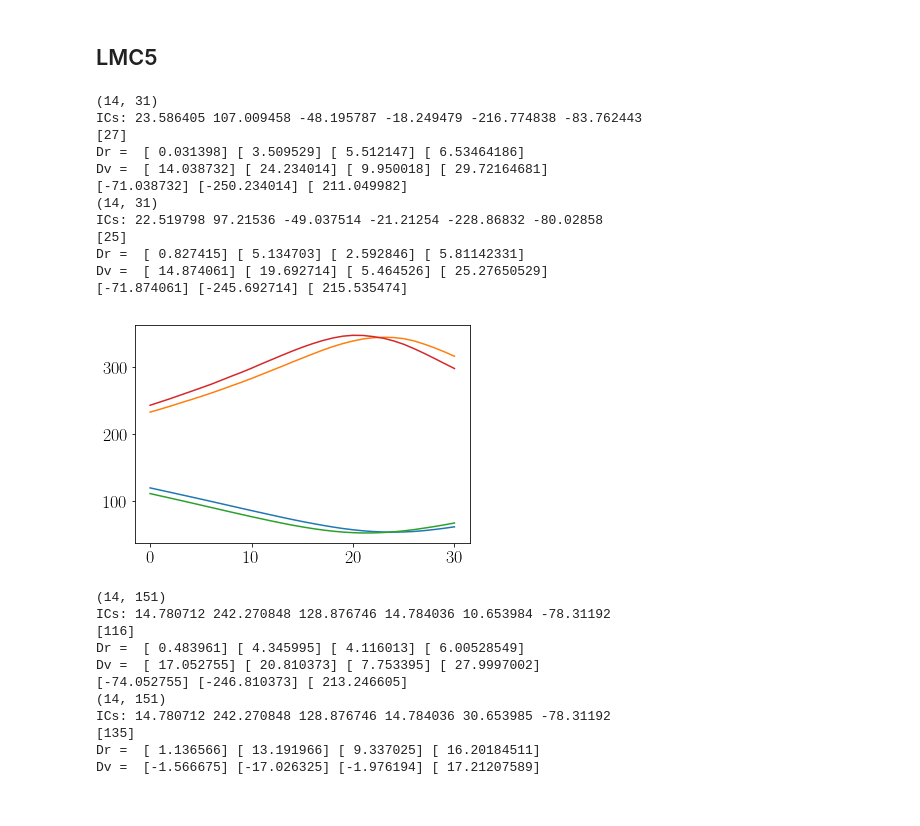
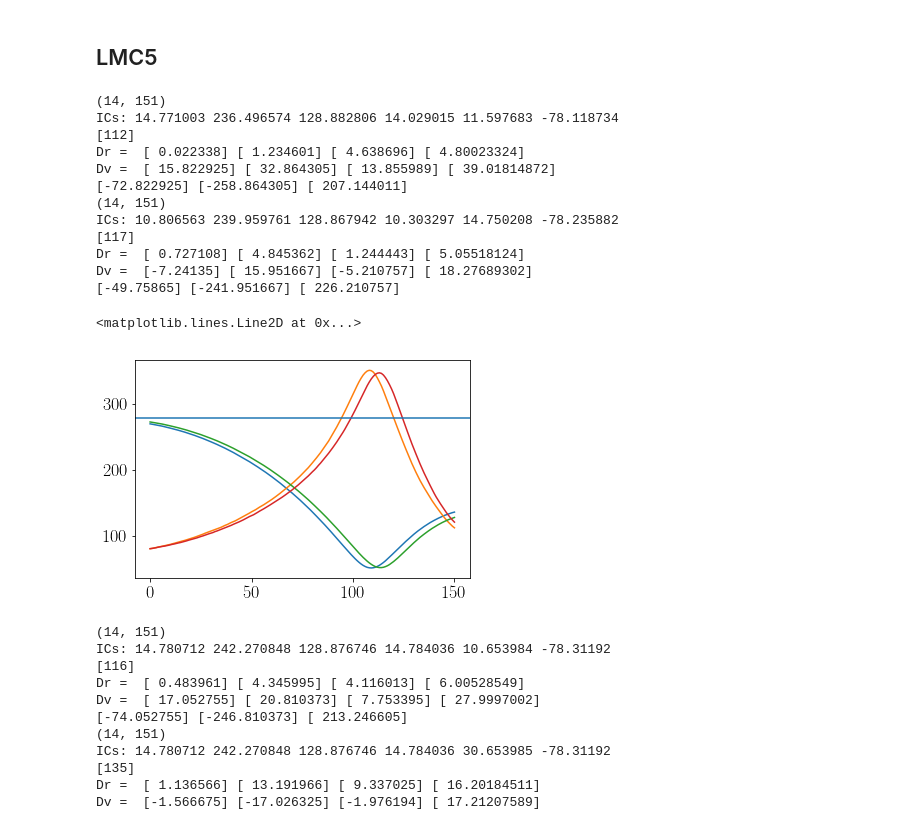
Before and after one commit to jngaravitoc/LMC-MW, a Jupyter notebook: code/LMC_orbit/LMC_orbits.ipynb, the cells around one changed output. Saved outputs shown, nothing was run; the diff lists cells and outputs as text; code cells hidden in the pictures.

Commit message:
100M orbits

```diff
--- a/code/LMC_orbit/LMC_orbits.ipynb
+++ b/code/LMC_orbit/LMC_orbits.ipynb
@@ -200,22 +262,28 @@ Dv =  [ 0.510675] [ 24.218648] [-15.04593] [ 28.51637616]
 # %% [markdown]
 ## LMC5
 # %%
-check_orbit('LMC5/LMC5_40Mb0_ic11_orbit7.txt') # the best so far!
-check_orbit('LMC5/LMC5_40Mb0_ic11_orbit8.txt') # the best so far!
+#check_orbit('LMC5/LMC5_40Mb0_ic11_orbit7.txt') # the best so far!
+#check_orbit('LMC5/LMC5_40Mb0_ic11_orbit8.txt') # the best so far!
+#check_orbit('LMC5/LMC5_40Mb0_ic11_orbit9.txt') # the best so far!
+#check_orbit('LMC5/LMC5_40Mb0_ic11_orbit10.txt') # the best so far!
+check_orbit('LMC5/LMC5_40Mb0_ic11_orbit10.txt') # the best so far!
+check_orbit('LMC5/LMC5_40Mb1_ic17_orbit.txt')
+axhline(278)
 # %% [output]
-(14, 31)
-ICs: 23.586405 107.009458 -48.195787 -18.249479 -216.774838 -83.762443
-[27]
-Dr =  [ 0.031398] [ 3.509529] [ 5.512147] [ 6.53464186]
-Dv =  [ 14.038732] [ 24.234014] [ 9.950018] [ 29.72164681]
-[-71.038732] [-250.234014] [ 211.049982]
-(14, 31)
-ICs: 22.519798 97.21536 -49.037514 -21.21254 -228.86832 -80.02858
-[25]
-Dr =  [ 0.827415] [ 5.134703] [ 2.592846] [ 5.81142331]
-Dv =  [ 14.874061] [ 19.692714] [ 5.464526] [ 25.27650529]
-[-71.874061] [-245.692714] [ 215.535474]
+(14, 151)
+ICs: 14.771003 236.496574 128.882806 14.029015 11.597683 -78.118734
+[112]
+Dr =  [ 0.022338] [ 1.234601] [ 4.638696] [ 4.80023324]
+Dv =  [ 15.822925] [ 32.864305] [ 13.855989] [ 39.01814872]
+[-72.822925] [-258.864305] [ 207.144011]
+(14, 151)
+ICs: 10.806563 239.959761 128.867942 10.303297 14.750208 -78.235882
+[117]
+Dr =  [ 0.727108] [ 4.845362] [ 1.244443] [ 5.05518124]
+Dv =  [-7.24135] [ 15.951667] [-5.210757] [ 18.27689302]
+[-49.75865] [-241.951667] [ 226.210757]
+<matplotlib.lines.Line2D at 0x...>
-[figure, old version]
+[figure, new version]
 # %%
 check_orbit('LMC5/LMC5_40Mb0_ic11_orbit6.txt') # the best so far!
 check_orbit('LMC5/LMC5_40Mb0_ic11_orbit5.txt')
```
Also changed, not shown: parts of 11 cells of this notebook.
